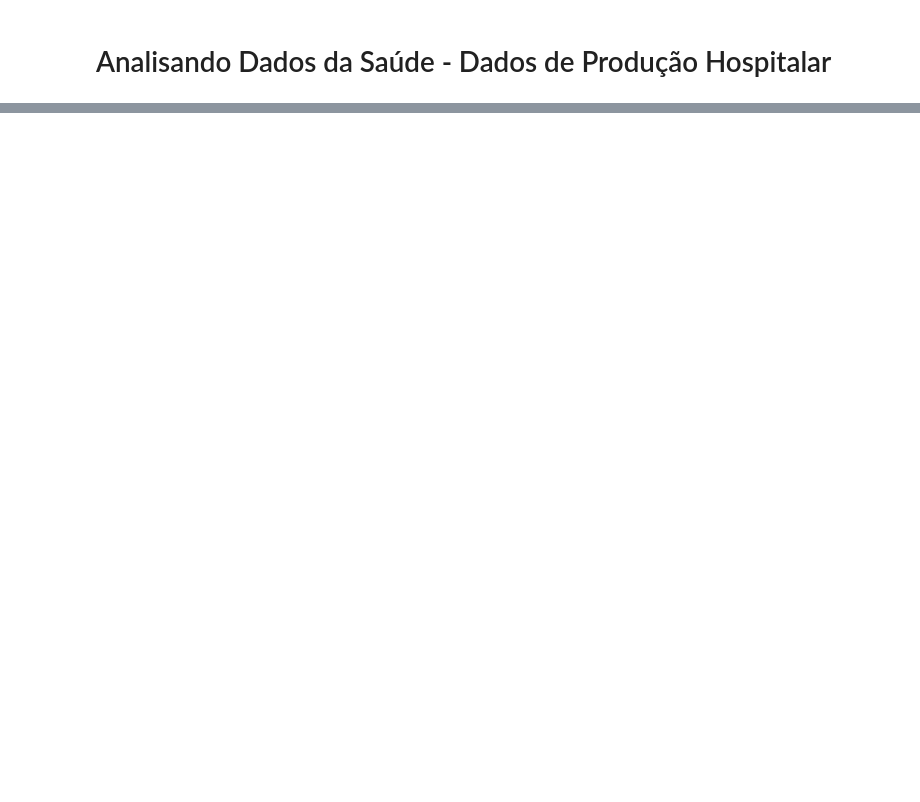
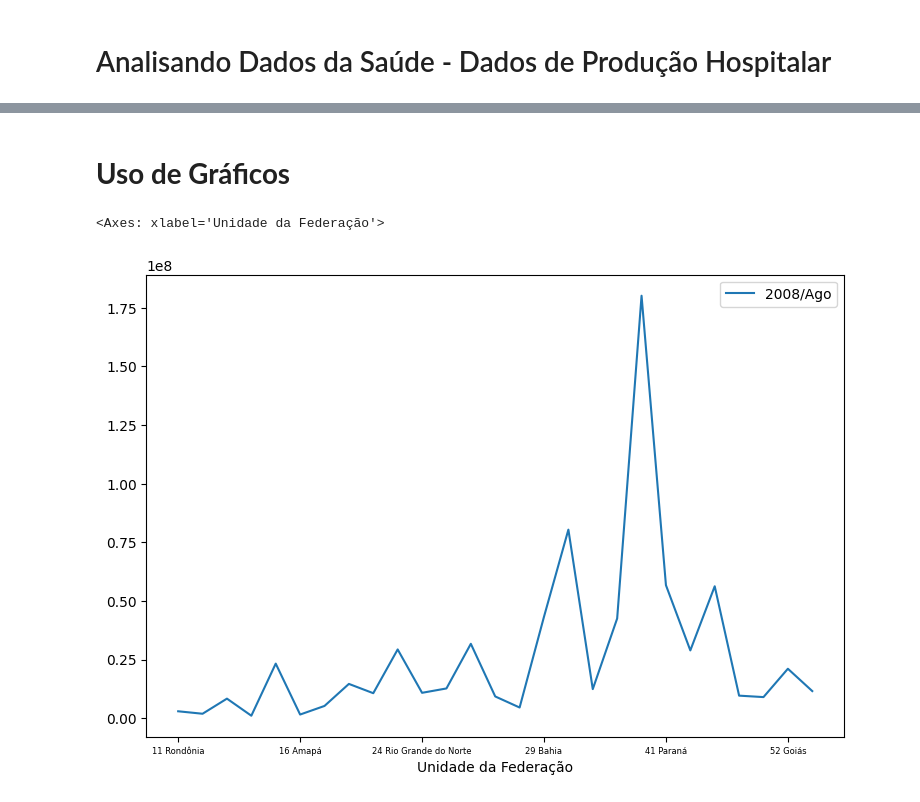
Before and after one commit to DevzsJhonny/Colab_notebooks, a Jupyter notebook: Produção_Hospitalar.ipynb, the cells around one changed output, grey strips where cells are left out. Saved outputs shown, nothing was run; the diff lists cells and outputs as text; code cells hidden in the pictures; blank space fills up the shorter version.

```diff
--- a/Produção_Hospitalar.ipynb
+++ b/Produção_Hospitalar.ipynb
@@ -53,0 +9,5 @@ pd.options.display.float_format = "{:.2f}".format #notação python
+# %%
+# arquivo 1
+dados = pd.read_csv('A150850189_28_143_208 (1).csv', encoding='ISO-8859-1', skiprows=3,skipfooter=12, sep=';',  thousands='.', decimal=',')
+# arquivo 2
+#dados = pd.read_csv('/content/A152918189_28_143_208.csv', encoding='ISO-8859-1', skiprows=3,skipfooter=12, sep=';',  thousands='.', decimal=',')
@@ -53,0 +59,8 @@ pd.options.display.float_format = "{:.2f}".format #notação python
+# %% [markdown]
+# **Uso de Gráficos**
+# %%
+#primeira tentiva de usar o plot para criação de grafico (matplotlib ja instalado no Colab)
+dados.plot(x='Unidade da Federação', y='2008/Ago', figsize=(9,6))
+# %% [output]
+<Axes: xlabel='Unidade da Federação'>
+[figure, added]
```
Also changed, not shown: parts of 104 cells of this notebook.
